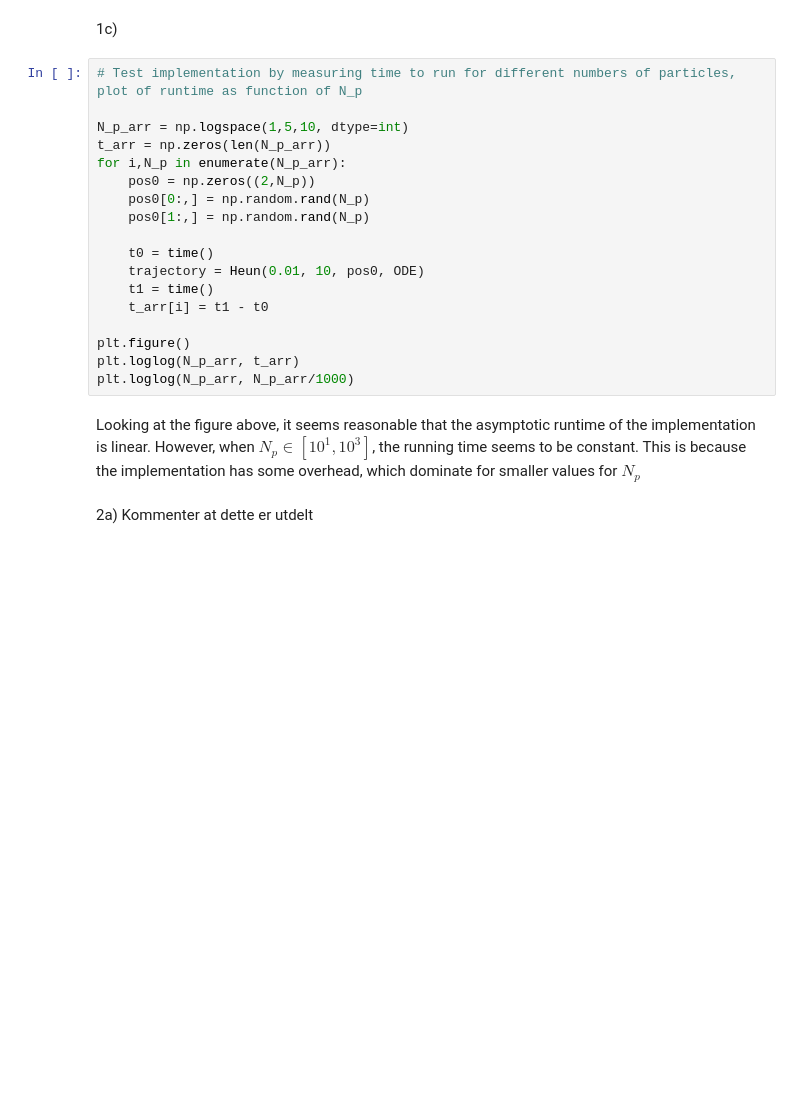
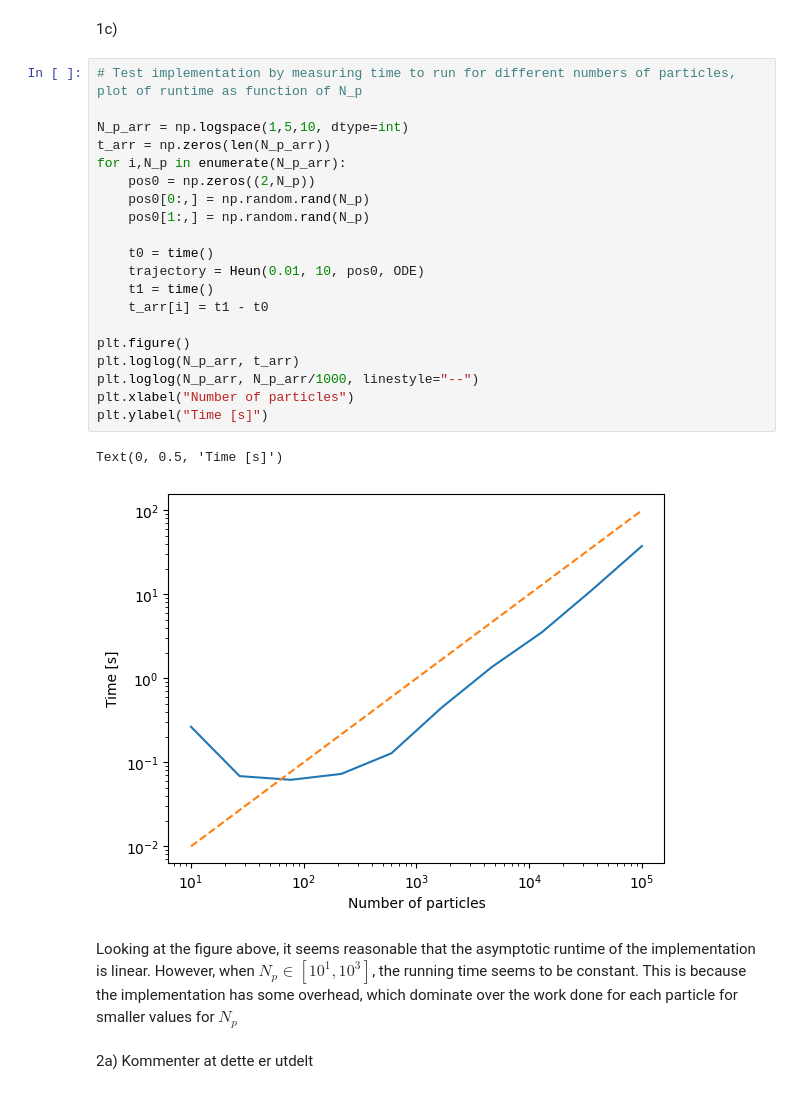
Before and after one commit to petmil123/vitberkrigerene, a Jupyter notebook: tekfysprosjekt/innlevering.ipynb, the cells around one changed output. Cells and saved outputs as stored; diff of their text form; blank space fills up the shorter version.

```diff
--- a/tekfysprosjekt/innlevering.ipynb
+++ b/tekfysprosjekt/innlevering.ipynb
@@ -167,23 +173,28 @@ Kommenter plottet
 # %%
 # Test implementation by measuring time to run for different numbers of particles, plot of runtime as function of N_p
 
 N_p_arr = np.logspace(1,5,10, dtype=int)
 t_arr = np.zeros(len(N_p_arr))
 for i,N_p in enumerate(N_p_arr):
     pos0 = np.zeros((2,N_p))
     pos0[0:,] = np.random.rand(N_p)
     pos0[1:,] = np.random.rand(N_p)
 
     t0 = time()
     trajectory = Heun(0.01, 10, pos0, ODE)
     t1 = time()
     t_arr[i] = t1 - t0
 
 plt.figure()
 plt.loglog(N_p_arr, t_arr)
-plt.loglog(N_p_arr, N_p_arr/1000)
+plt.loglog(N_p_arr, N_p_arr/1000, linestyle="--")
+plt.xlabel("Number of particles")
+plt.ylabel("Time [s]")
+# %% [output]
+Text(0, 0.5, 'Time [s]')
+[figure, added]
 # %% [markdown]
-Looking at the figure above, it seems reasonable that the asymptotic runtime of the implementation is linear. However, when $N_p \in [10^1,10^3]$, the running time seems to be constant. This is because the implementation has some overhead, which dominate for smaller values for $N_p$
+Looking at the figure above, it seems reasonable that the asymptotic runtime of the implementation is linear. However, when $N_p \in [10^1,10^3]$, the running time seems to be constant. This is because the implementation has some overhead, which dominate over the work done for each particle for smaller values for $N_p$
 # %% [markdown]
 2a) Kommenter at dette er utdelt
 # %%
```
Also changed, not shown: parts of 11 cells of this notebook, 1 other file.
